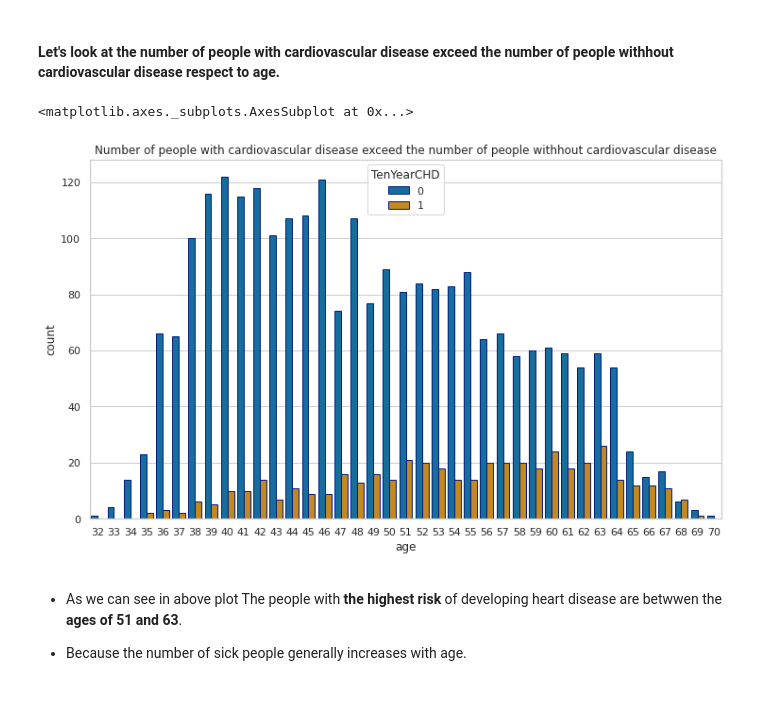
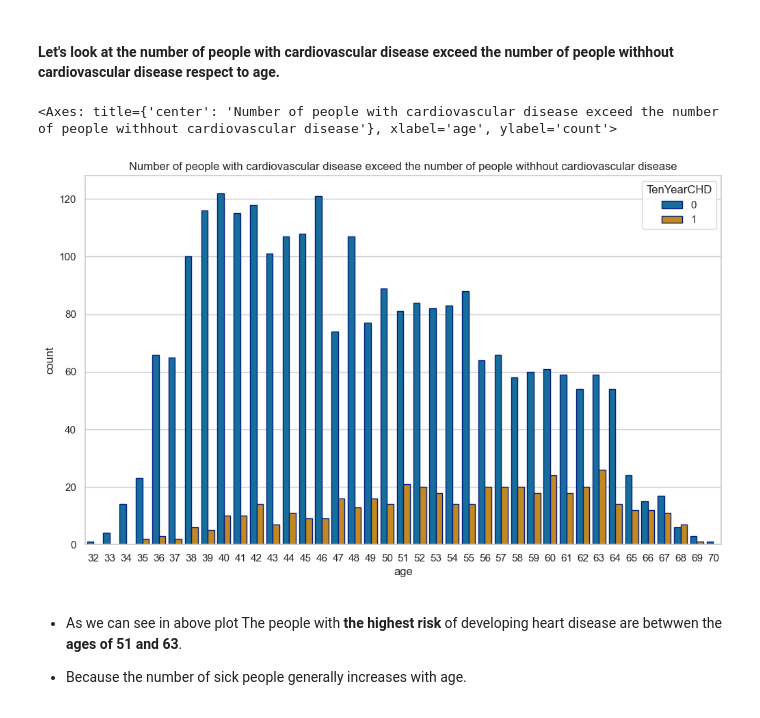
Before and after one commit to ManoharNaidu/Cardiovascular-Risk-Prediction, a Jupyter notebook: Cardiovascular_Risk_Prediction.ipynb, the cells around one changed output. Drawn from its saved outputs; the diff is of its cells as text; code cells hidden in the pictures.

```diff
--- a/Cardiovascular_Risk_Prediction.ipynb
+++ b/Cardiovascular_Risk_Prediction.ipynb
@@ -454,11 +434,11 @@ TypeError: countplot() got multiple values for argument 'data'
 # %%
 # Visualising the target and age variable
 plt.figure(figsize=[12,7])
 plt.title("Number of people with cardiovascular disease exceed the number of people withhout cardiovascular disease")
-sns.countplot(x='age', hue='TenYearCHD', data=df, palette='colorblind', edgecolor=sns.color_palette('dark', n_colors=1))
+sns.countplot(x='age', hue='TenYearCHD',data=df, palette='colorblind', edgecolor=sns.color_palette('dark', n_colors=1)[0])
 # %% [output]
-<matplotlib.axes._subplots.AxesSubplot at 0x...>
+<Axes: title={'center': 'Number of people with cardiovascular disease exceed the number of people withhout cardiovascular disease'}, xlabel='age', ylabel='count'>
-[figure, old version]
+[figure, new version]
 # %% [markdown]
 * As we can see in above plot The people with **the highest risk** of developing heart disease are betwwen the **ages of 51 and 63**.
 
```
Also changed, not shown: parts of 38 cells of this notebook, 3 other files.
